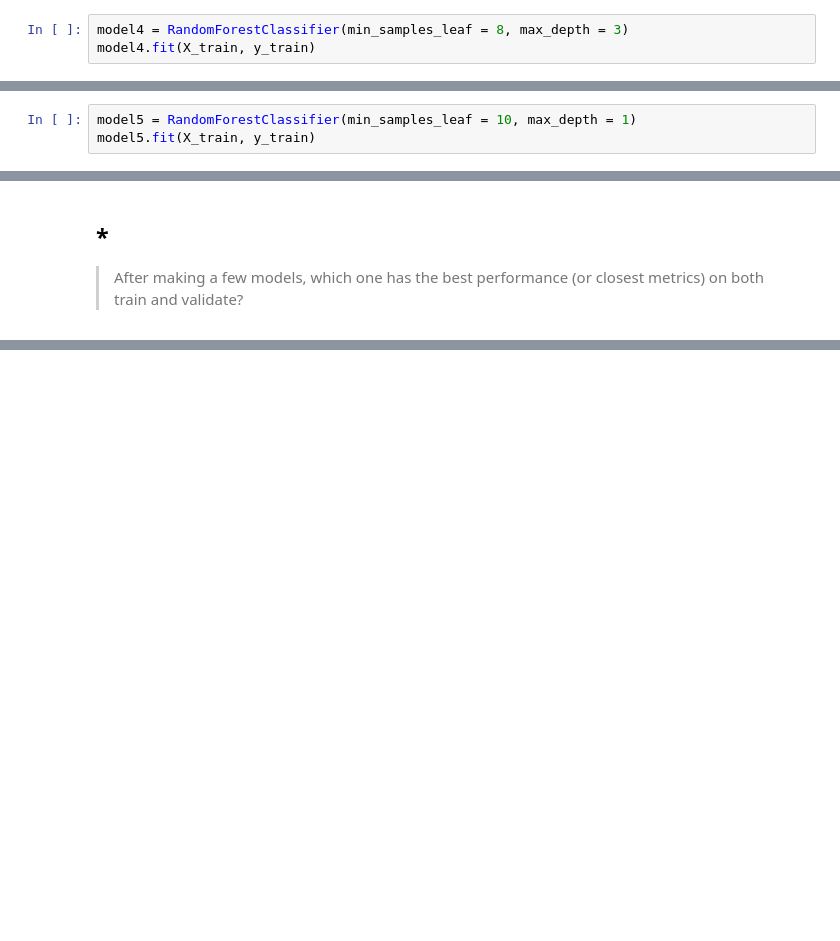
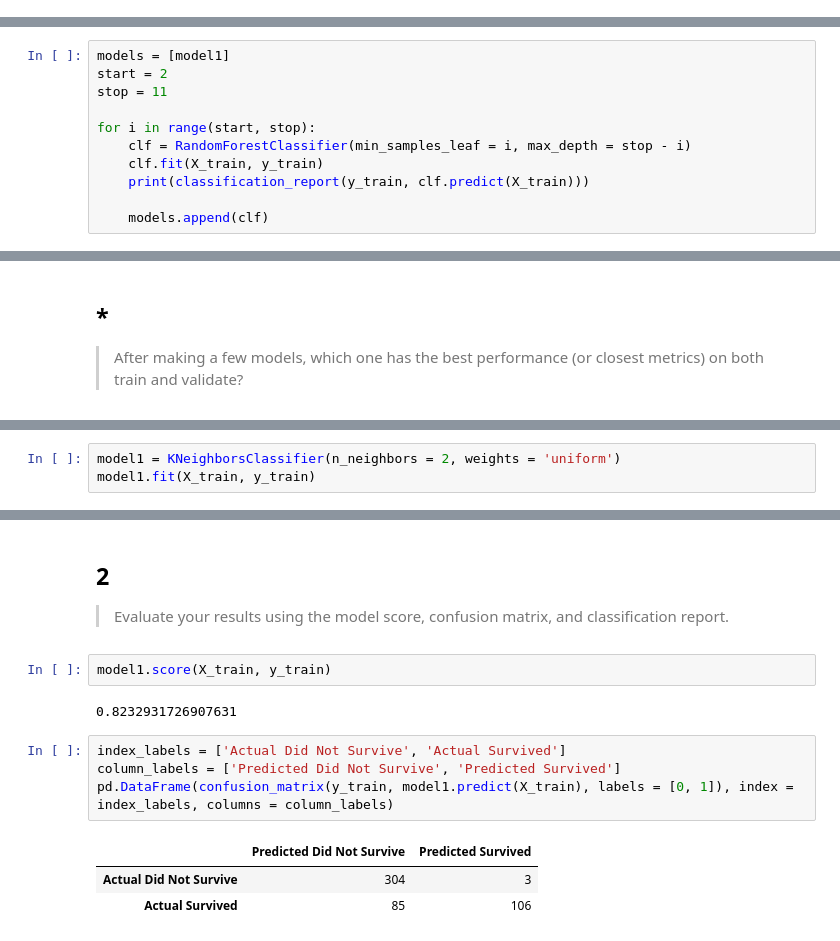
Before and after one commit to alegarcia-dev/classification-exercises, a Jupyter notebook: model.ipynb, the cells around one changed output, grey strips where cells are left out. Saved outputs shown, nothing was run; the diff lists cells and outputs as text; blank space fills up the shorter version.

```diff
--- a/model.ipynb
+++ b/model.ipynb
@@ -482,3 +460,0 @@ weighted avg       0.80      0.80      0.79       498
-# %%
-model4 = RandomForestClassifier(min_samples_leaf = 8, max_depth = 3)
-model4.fit(X_train, y_train)
@@ -498,3 +460,0 @@ weighted avg       0.80      0.80      0.79       498
-# %%
-model5 = RandomForestClassifier(min_samples_leaf = 10, max_depth = 1)
-model5.fit(X_train, y_train)
@@ -513,0 +461,11 @@ weighted avg       0.76      0.76      0.75       498
+# %%
+models = [model1]
+start = 2
+stop = 11
+
+for i in range(start, stop):
+    clf = RandomForestClassifier(min_samples_leaf = i, max_depth = stop - i)
+    clf.fit(X_train, y_train)
+    print(classification_report(y_train, clf.predict(X_train)))
+
+    models.append(clf)
@@ -548,0 +546,3 @@ Model 1 - 4 have consistent performance on both the train and validate datasets.
+# %%
+model1 = KNeighborsClassifier(n_neighbors = 2, weights = 'uniform')
+model1.fit(X_train, y_train)
@@ -548,0 +571,16 @@ Model 1 - 4 have consistent performance on both the train and validate datasets.
+# %% [markdown]
+## 2
+
+> Evaluate your results using the model score, confusion matrix, and classification report.
+# %%
+model1.score(X_train, y_train)
+# %% [output]
+0.8232931726907631
+# %%
+index_labels = ['Actual Did Not Survive', 'Actual Survived']
+column_labels = ['Predicted Did Not Survive', 'Predicted Survived']
+pd.DataFrame(confusion_matrix(y_train, model1.predict(X_train), labels = [0, 1]), index = index_labels, columns = column_labels)
+# %% [output]
+|  | Predicted Did Not Survive | Predicted Survived |
+| Actual Did Not Survive | 304 | 3 |
+| Actual Survived | 85 | 106 |
```
Also changed, not shown: parts of 48 cells of this notebook.
